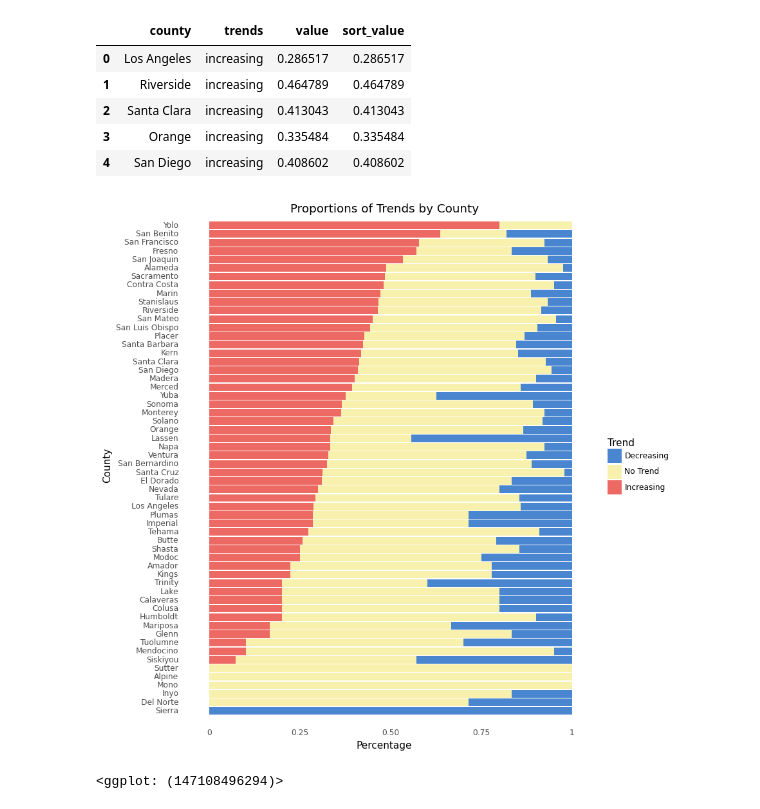
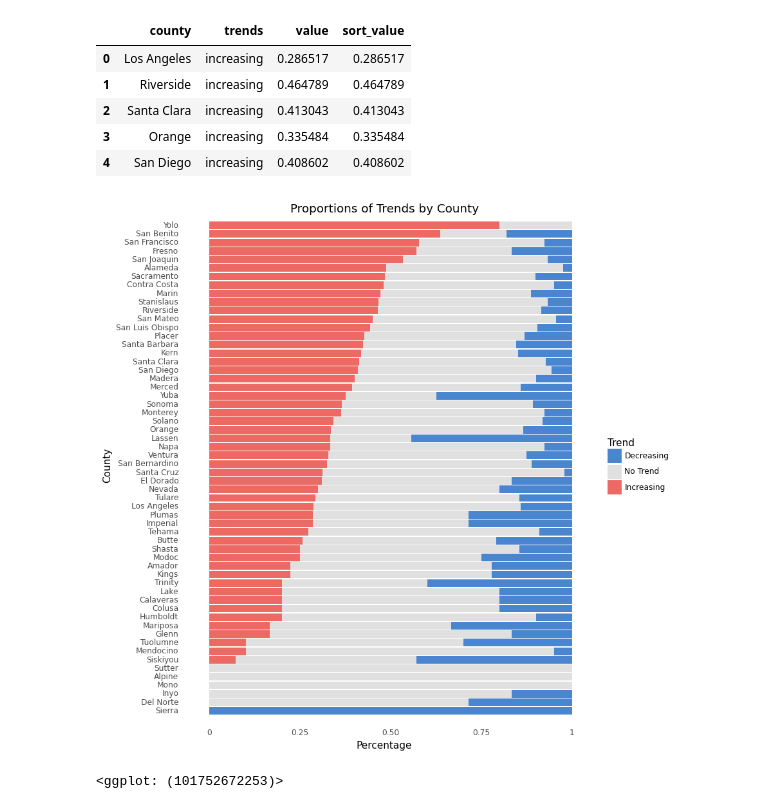
Before and after one commit to jeviner/Wildfires-GCI, a Jupyter notebook: trend_figures/trend_figures.ipynb, the cells around one changed output. Saved outputs shown, nothing was run; the diff lists cells and outputs as text; code cells hidden in the pictures.

```diff
--- a/trend_figures/trend_figures.ipynb
+++ b/trend_figures/trend_figures.ipynb
@@ -34,13 +34,14 @@ county_list = df["county"].unique()
 county_df = pd.DataFrame({"county": [ remove_last_word(county) for county in county_list ],
                           "increasing": np.zeros(len(county_list)),
                           "decreasing": np.zeros(len(county_list)),
-                          "no trend": np.zeros(len(county_list)),
-                          "count": np.zeros(len(county_list))})
+                          "no trend": np.zeros(len(county_list))#,
+                          #"count": np.zeros(len(county_list))
+                         })
 for index, row in df.iterrows():
     trend = row["trend"]
     county = remove_last_word(row["county"])
     county_df.loc[county_df["county"] == county, trend] += 1
-    county_df.loc[county_df["county"] == county, "count"] += 1
+    #county_df.loc[county_df["county"] == county, "count"] += 1
 
 totals = { remove_last_word(county): len(df[df["county"] == county]) for county in county_list }
 county_df.head()
@@ -123,13 +121,15 @@ tidy.head()
 | 3 | Orange | increasing | 0.335484 | 0.335484 |
 | 4 | San Diego | increasing | 0.408602 | 0.408602 |
 # %%
-ggplot(tidy, aes('reorder(county, sort_value)', 'value', fill='trends')) + \
+proportionFig = ggplot(tidy, aes('reorder(county, sort_value)', 'value', fill='trends')) + \
     geom_col() + \
     theme_minimal() + \
-    scale_fill_manual(values=[blue, yellow, red], name="Trend", labels=["Decreasing", "No Trend", "Increasing"]) + \
+    scale_fill_manual(values=[blue, "#e0e0e0", red], name="Trend", labels=["Decreasing", "No Trend", "Increasing"]) + \
     theme(figure_size=(8, 10), panel_grid = element_blank()) + \
     coord_flip() + \
     labs(x="County", y="Percentage", title="Proportions of Trends by County")
+print(proportionFig)
+proportionFig.save("proportion.png", dpi=400)
 # %% [output]
-[figure, old version]
+[figure, new version]
-<ggplot: (147108496294)>
+<ggplot: (101752672253)>
```
Also changed, not shown: parts of 6 cells of this notebook, 3 other files.
